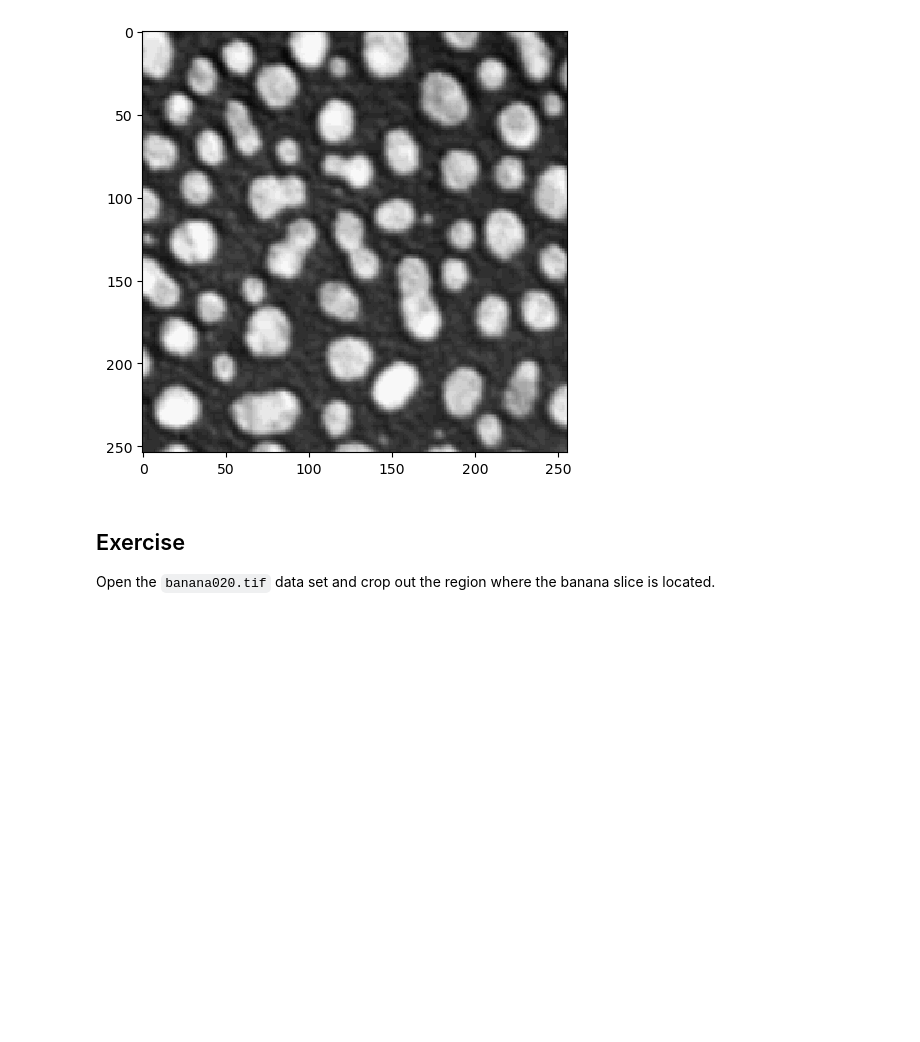
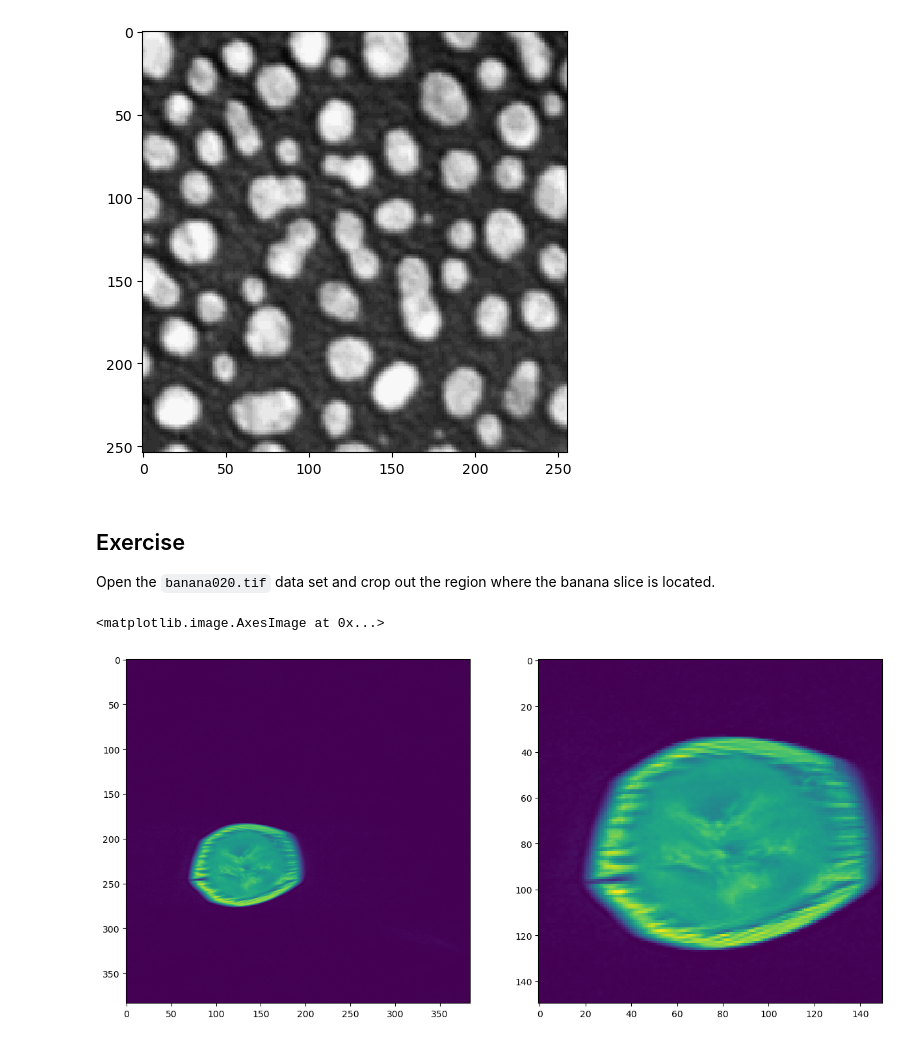
Before and after one commit to adiezsanchez/Bio-image_Analysis_with_Python_2023, a Jupyter notebook: 03_image_processing/05_Cropping_images.ipynb, the cells around one changed output. Saved outputs shown, nothing was run; the diff lists cells and outputs as text; code cells hidden in the pictures; blank space fills up the shorter version.

```diff
--- a/03_image_processing/05_Cropping_images.ipynb
+++ b/03_image_processing/05_Cropping_images.ipynb
@@ -56,3 +56,14 @@ imshow(flipped_image);
 # %% [markdown]
 ## Exercise
 Open the `banana020.tif` data set and crop out the region where the banana slice is located.
+# %%
+from matplotlib import pyplot as plt
+
+banana_image = imread("../02_python_algorithms/banana/banana0020.tif")
+
+fig, axs = plt.subplots(1, 2, figsize=(15, 7))
+axs[0].imshow(banana_image)
+axs[1].imshow(banana_image[150:300, 50:200])
+# %% [output]
+<matplotlib.image.AxesImage at 0x...>
+[figure, added]
```
Also changed, not shown: 4 other files.
